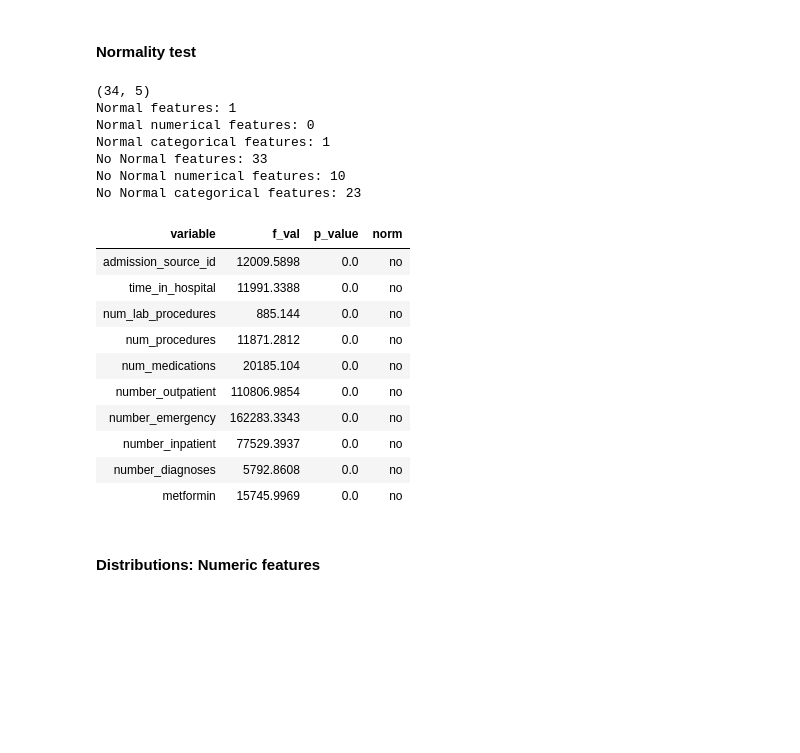
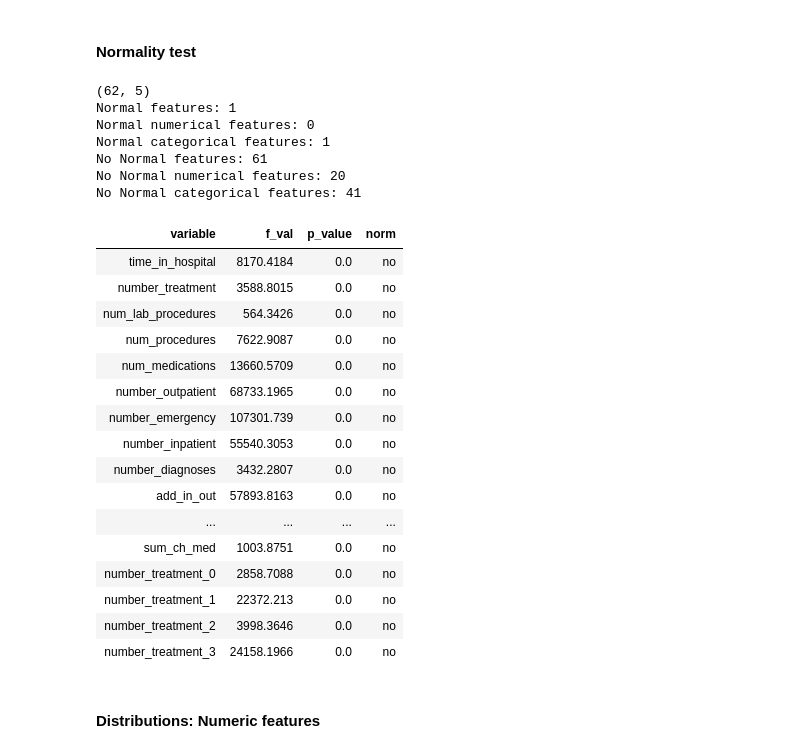
Before and after one commit to CHABOBO/readmission, a Jupyter notebook: notebook/03-data-exploration.ipynb, the cells around one changed output. Drawn from its saved outputs; the diff is of its cells as text; code cells hidden in the pictures; blank space fills up the shorter version.

```diff
--- a/notebook/03-data-exploration.ipynb
+++ b/notebook/03-data-exploration.ipynb
@@ -175,18 +175,24 @@ Num cols: 21
 # %%
 total = 0
 minFreq = df_all.shape[0] * 0.005
-
+todel = []
 
 print "MAX=", df_all.shape[0], "MIN:", minFreq
 for c in df_all.columns[catCols == 1]:
-    num = np.min(pd.value_counts(df_all[c]))
+    numag = np.argmax(pd.value_counts(df_all[c]))
+    ix = [i for i in pd.value_counts(df_all[c]).index if i != numag]
+    #print ix
+    #print pd.value_counts(df_all[c]).iloc[ix].values
+    num = np.sum(pd.value_counts(df_all[c]).iloc[ix].values)
     if num < minFreq:
         total += 1
+        todel.append(c)
         print
-        print len(df_all[c].unique()), df_all[c].unique().tolist()
+        print len(df_all[c].unique()), numag, df_all[c].unique().tolist()
         print pd.value_counts(df_all[c]).sort_values(0)
 
 print "total low variance features:", total
+print todel
 # %% [output]
 MAX= 45779 MIN: 228.895
 
@@ -390,43 +398,49 @@ for cond in ["non_all", "non_early"]:
 #### Normality test
 # %%
 arrNorm = []
-for i,rv in enumerate(dfFiltered.columns[:-1]):
+for i,rv in enumerate(df_all.columns[:-1]):
 
     #Compute data
-    cleanIc = dfFiltered.iloc[:,i]
+    cleanIc = df_all.iloc[:,i]
 
     f_value, p_value = stats.normaltest(cleanIc)
     arrNorm.append([rv,"yes" if catCols[i] == 1 else "no", f_value.round(4), p_value.round(4), "no" if p_value < 0.05 else "yes"])
 
 dfNorm = pd.DataFrame(np.array(arrNorm), columns=["variable","categoric","f_val","p_value","norm"])
 print dfNorm.shape
 print "Normal features:", np.sum(dfNorm["norm"] == "yes")
 print "Normal numerical features:", np.sum(np.logical_and(dfNorm["norm"] == "yes",dfNorm["categoric"] == "no"))
 print "Normal categorical features:", np.sum(np.logical_and(dfNorm["norm"] == "yes",dfNorm["categoric"] == "yes"))
 print "No Normal features:", np.sum(dfNorm["norm"] == "no")
 print "No Normal numerical features:", np.sum(np.logical_and(dfNorm["norm"] == "no",dfNorm["categoric"] == "no"))
 print "No Normal categorical features:", np.sum(np.logical_and(dfNorm["norm"] == "no",dfNorm["categoric"] == "yes"))
 
 display(HTML(dfNorm[dfNorm["categoric"] == "no"][["variable","f_val","p_value","norm"]].to_html(index=False)))
 # %% [output]
-(34, 5)
+(62, 5)
 Normal features: 1
 Normal numerical features: 0
 Normal categorical features: 1
-No Normal features: 33
-No Normal numerical features: 10
-No Normal categorical features: 23
+No Normal features: 61
+No Normal numerical features: 20
+No Normal categorical features: 41
 | variable | f_val | p_value | norm |
-| admission_source_id | 12009.5898 | 0.0 | no |
-| time_in_hospital | 11991.3388 | 0.0 | no |
-| num_lab_procedures | 885.144 | 0.0 | no |
-| num_procedures | 11871.2812 | 0.0 | no |
-| num_medications | 20185.104 | 0.0 | no |
-| number_outpatient | 110806.9854 | 0.0 | no |
-| number_emergency | 162283.3343 | 0.0 | no |
-| number_inpatient | 77529.3937 | 0.0 | no |
-| number_diagnoses | 5792.8608 | 0.0 | no |
-| metformin | 15745.9969 | 0.0 | no |
+| time_in_hospital | 8170.4184 | 0.0 | no |
+| number_treatment | 3588.8015 | 0.0 | no |
+| num_lab_procedures | 564.3426 | 0.0 | no |
+| num_procedures | 7622.9087 | 0.0 | no |
+| num_medications | 13660.5709 | 0.0 | no |
+| number_outpatient | 68733.1965 | 0.0 | no |
+| number_emergency | 107301.739 | 0.0 | no |
+| number_inpatient | 55540.3053 | 0.0 | no |
+| number_diagnoses | 3432.2807 | 0.0 | no |
+| add_in_out | 57893.8163 | 0.0 | no |
+| ... | ... | ... | ... |
+| sum_ch_med | 1003.8751 | 0.0 | no |
+| number_treatment_0 | 2858.7088 | 0.0 | no |
+| number_treatment_1 | 22372.213 | 0.0 | no |
+| number_treatment_2 | 3998.3646 | 0.0 | no |
+| number_treatment_3 | 24158.1966 | 0.0 | no |
 # %% [markdown]
 #### Distributions: Numeric features
 # %%
```
Also changed, not shown: parts of 4 cells of this notebook, 8 other files.
